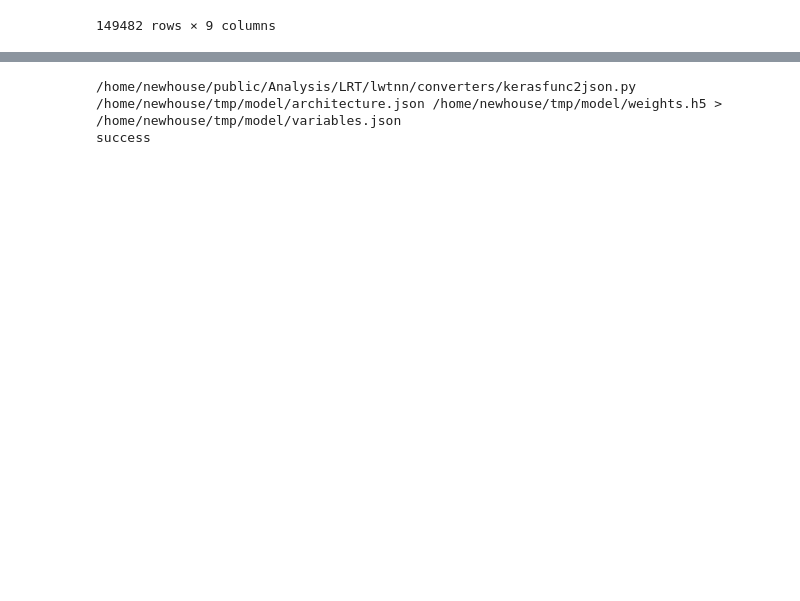
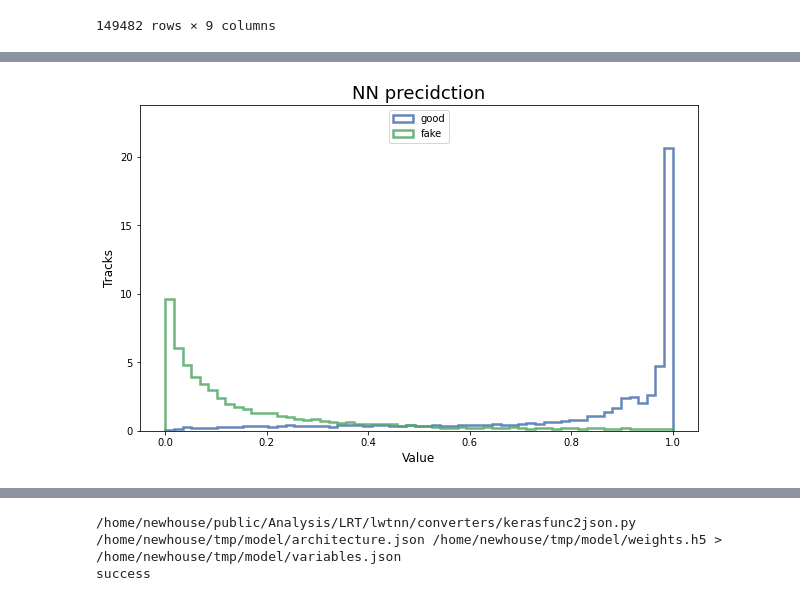
Before and after one commit to robinnewhouse/LRTNotebooks, a Jupyter notebook: simple_training.ipynb, the cells around one changed output, grey strips where cells are left out. Cells and saved outputs as stored; diff of their text form; code cells hidden in the pictures; blank space fills up the shorter version.

```diff
--- a/simple_training.ipynb
+++ b/simple_training.ipynb
@@ -141,0 +182,24 @@ plt.show()
+# %%
+# evaluate predictions on validation set
+predictions = model.predict(test[inputs_names])
+# %%
+# Visualize the NN dicriminant evaluated on good and fake tracks
+pred_good = predictions[test['is_good'] == True]
+pred_fake = predictions[test['is_good'] == False]
+
+fig, ax1 = plt.subplots(1, 1,figsize=(10,6))
+x = [pred_good, pred_fake]
+edgecolors = ['#4C72B0','#55A868']
+for i in [0,1]:
+    ax1.hist(x[i], edgecolor=edgecolors[i], histtype='step', linewidth=2.5, alpha=0.85, density=1, bins = np.linspace(0,1,60))
+ax1.set_xlabel("Value", fontsize=12)
+ax1.set_ylabel("Tracks", fontsize=12)
+ax1.set_title("NN precidction", fontsize=18)
+ax1.legend(['good', 'fake'], loc='upper center')
+# ax1.set_yscale('log')
+ymin, ymax = plt.ylim()
+plt.ylim(ymin,ymax*1.1)
+plt.show()
+# plt.savefig('{}/discriminant.png'.format(model_dir),)
+# %% [output]
+[figure, added]
```
Also changed, not shown: parts of 11 cells of this notebook, 3 other files.
